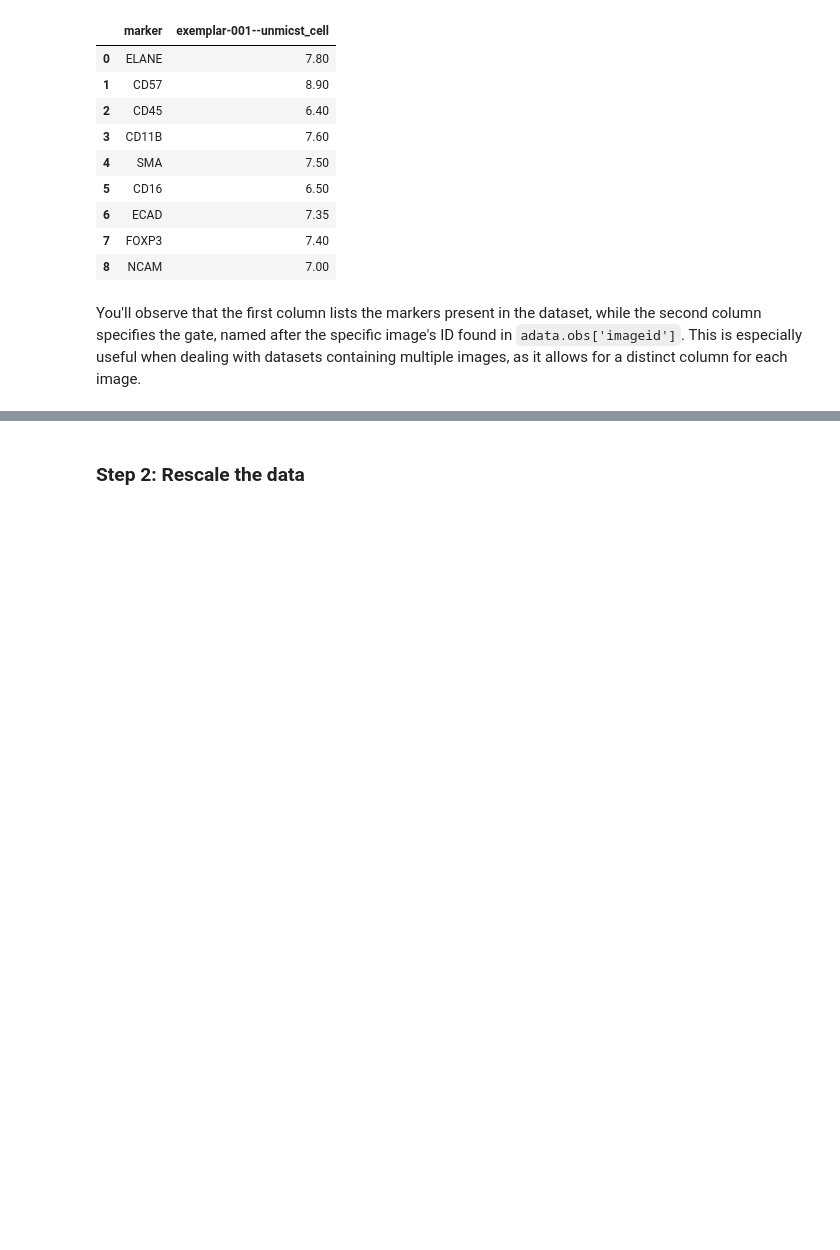
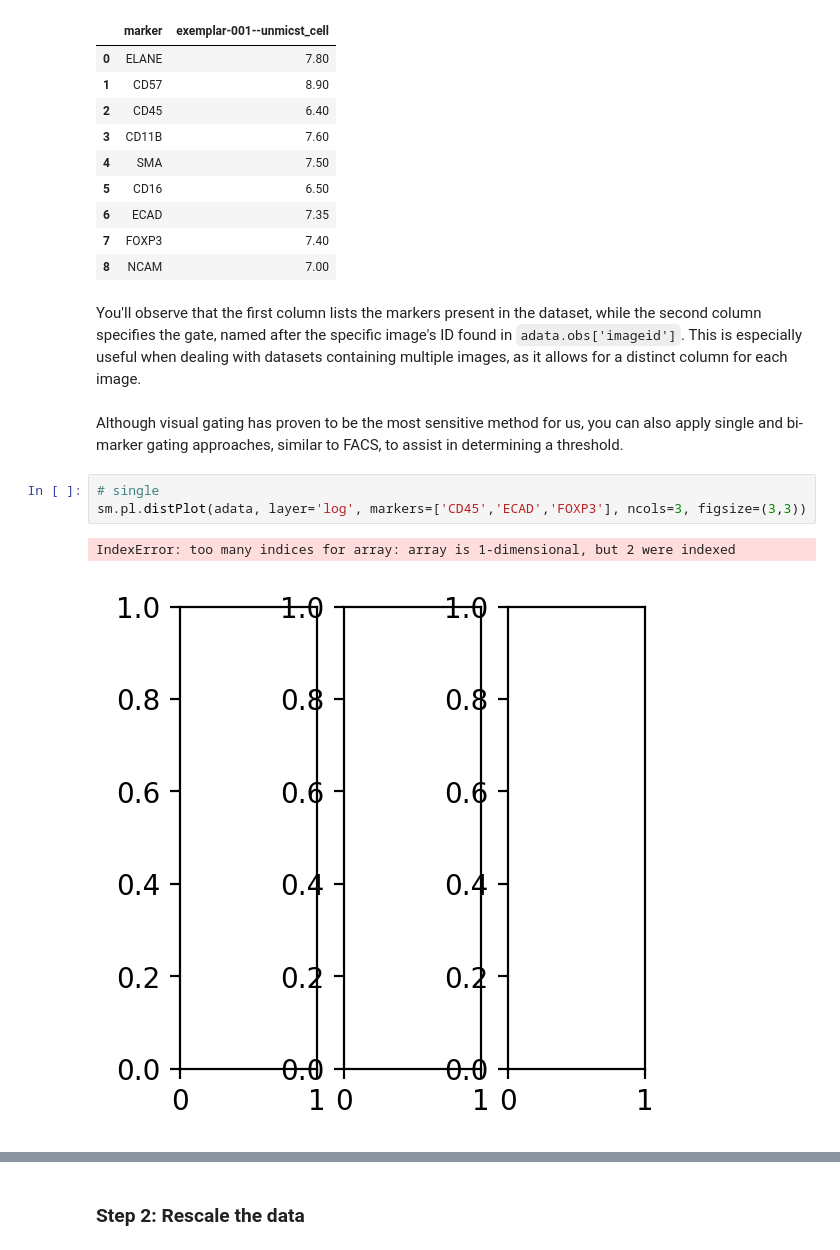
Before and after one commit to labsyspharm/scimap, a Jupyter notebook: docs/tutorials/nbs/Prior knowledge based phenotyping.ipynb, the cells around one changed output, grey strips where cells are left out. Saved outputs shown, nothing was run; the diff lists cells and outputs as text; blank space fills up the shorter version.

```diff
--- a/docs/tutorials/nbs/Prior knowledge based phenotyping.ipynb
+++ b/docs/tutorials/nbs/Prior knowledge based phenotyping.ipynb
@@ -50,3 +50,11 @@ pd.read_csv('/Users/aj/Dropbox (Partners HealthCare)/nirmal lab/resources/exempl
 | 8 | NCAM | 7.00 |
 # %% [markdown]
 You'll observe that the first column lists the markers present in the dataset, while the second column specifies the gate, named after the specific image's ID found in `adata.obs['imageid']`. This  is especially useful when dealing with datasets containing multiple images, as it allows for a distinct column for each image.
+# %% [markdown]
+Although visual gating has proven to be the most sensitive method for us, you can also apply single and bi-marker gating approaches, similar to FACS, to assist in determining a threshold.
+# %%
+# single
+sm.pl.distPlot(adata, layer='log', markers=['CD45','ECAD','FOXP3'], ncols=3, figsize=(3,3))
+# %% [output]
+IndexError: too many indices for array: array is 1-dimensional, but 2 were indexed
+[figure, added]
```
Also changed, not shown: parts of 2 cells of this notebook, 21 other files.
